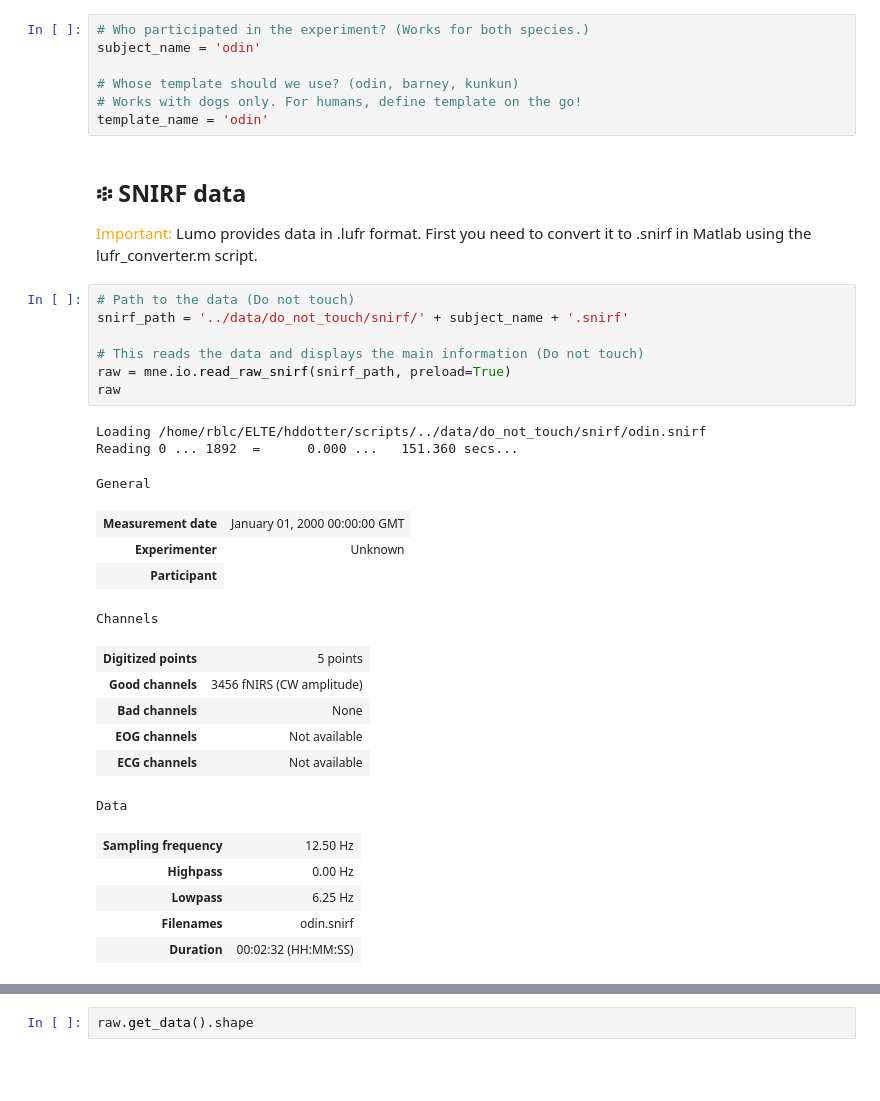
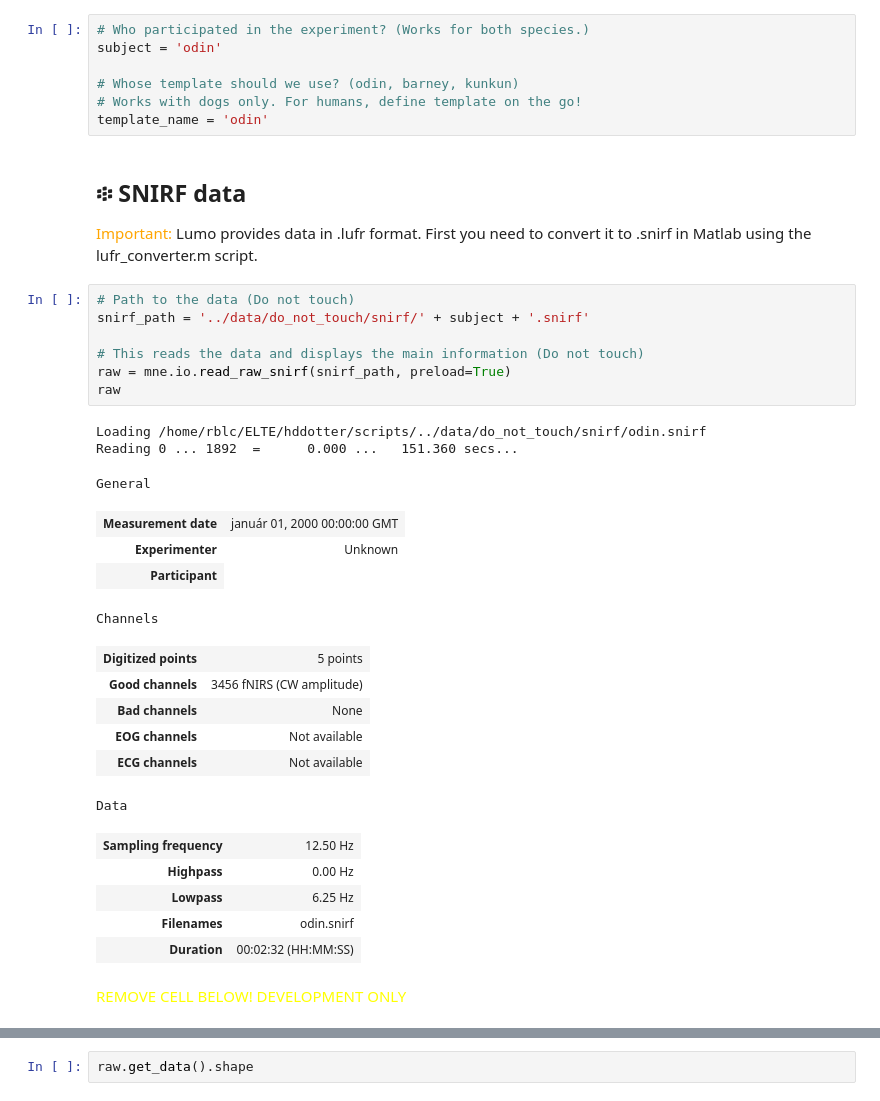
Before and after one commit to iamrblc/hddotter, a Jupyter notebook: scripts/hddotter.ipynb, the cells around one changed output, grey strips where cells are left out. Drawn from its saved outputs; the diff is of its cells as text; blank space fills up the shorter version.

```diff
--- a/scripts/hddotter.ipynb
+++ b/scripts/hddotter.ipynb
@@ -42,7 +42,7 @@ raw = mne.io.read_raw_snirf(fname, preload=True)'''
 ### 📋 Fill in some experiment data
 # %%
 # Who participated in the experiment? (Works for both species.)
-subject_name = 'odin'
+subject = 'odin'
 
 # Whose template should we use? (odin, barney, kunkun)
 # Works with dogs only. For humans, define template on the go!
@@ -52,16 +52,16 @@ template_name = 'odin'
 <span style="color:orange">Important:</span> Lumo provides data in .lufr format. First you need to convert it to .snirf in Matlab using the lufr_converter.m script.
 # %%
 # Path to the data (Do not touch)
-snirf_path = '../data/do_not_touch/snirf/' + subject_name + '.snirf'
+snirf_path = '../data/do_not_touch/snirf/' + subject + '.snirf'
 
 # This reads the data and displays the main information (Do not touch)
 raw = mne.io.read_raw_snirf(snirf_path, preload=True)
 raw
 # %% [output]
 Loading /home/rblc/ELTE/hddotter/scripts/../data/do_not_touch/snirf/odin.snirf
 Reading 0 ... 1892  =      0.000 ...   151.360 secs...
 General
-| Measurement date | January 01, 2000 00:00:00 GMT |
+| Measurement date | január 01, 2000 00:00:00 GMT |
 | Experimenter | Unknown |
 | Participant |
 Channels
@@ -76,3 +76,5 @@ Data
 | Lowpass | 6.25 Hz |
 | Filenames | odin.snirf |
 | Duration | 00:02:32 (HH:MM:SS) |
+# %% [markdown]
+<span style="color:yellow">REMOVE CELL BELOW! DEVELOPMENT ONLY</span>
```
Also changed, not shown: parts of 11 cells of this notebook, 3 other files.
